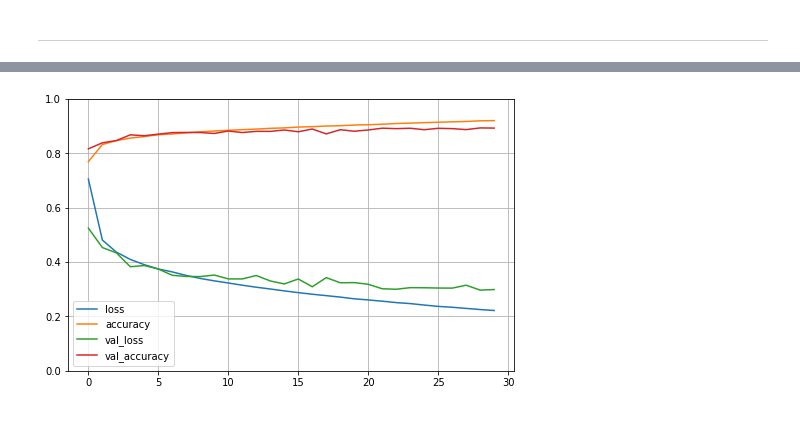
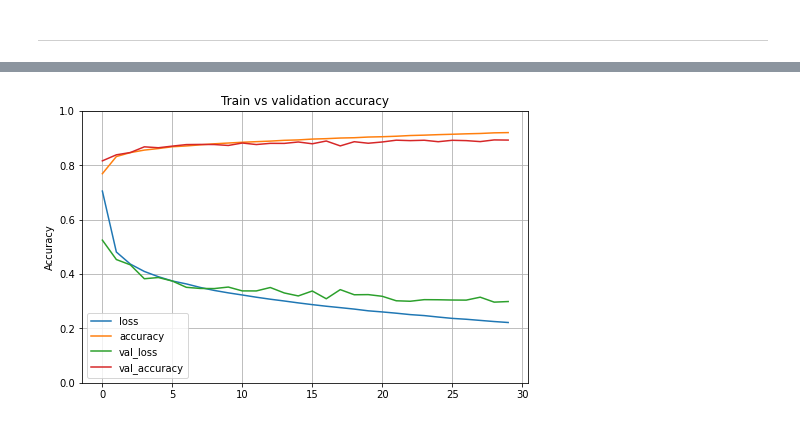
Before and after one commit to pkmklong/tf2, a Jupyter notebook: src/notebooks/tf_check_install.ipynb, the cells around one changed output, grey strips where cells are left out. Saved outputs shown, nothing was run; the diff lists cells and outputs as text; code cells hidden in the pictures.

```diff
--- a/src/notebooks/tf_check_install.ipynb
+++ b/src/notebooks/tf_check_install.ipynb
@@ -11,12 +11,13 @@ print(tf.__version__, keras.__version__)
 ### utilities
 # %%
 def load_data(data_set: str) -> "keras lib dataset":
+    """Return a demo data from tf keras datasets collection"""
     data_instance = eval(f"keras.datasets.{data_set}")
     (X, y), (X_test, y_test) = data_instance.load_data()
     return (X, y), (X_test, y_test)
 # %%
-def norm(data, norm: float = 255.0):
-    """Return a matrix and normalize"""
+def norm(data: "pandas.DataFrame", norm: float = 255.0) -> "pandas.DataFrame":
+    """Return a normalized dataframe"""
     return (data / norm)
 # %% [markdown]
 ----------------------------------------------------------------------
@@ -85,7 +86,10 @@ Epoch 30/30
 # %%
 pd.DataFrame(history.history).plot(figsize = (8,5))
 plt.grid(True)
 plt.gca().set_ylim(0,1)
+plt.ylabel("Accuracy")
+p
+plt.title("Train vs validation accuracy")
 plt.show()
 # %% [output]
-[figure, old version]
+[figure, new version]
```
